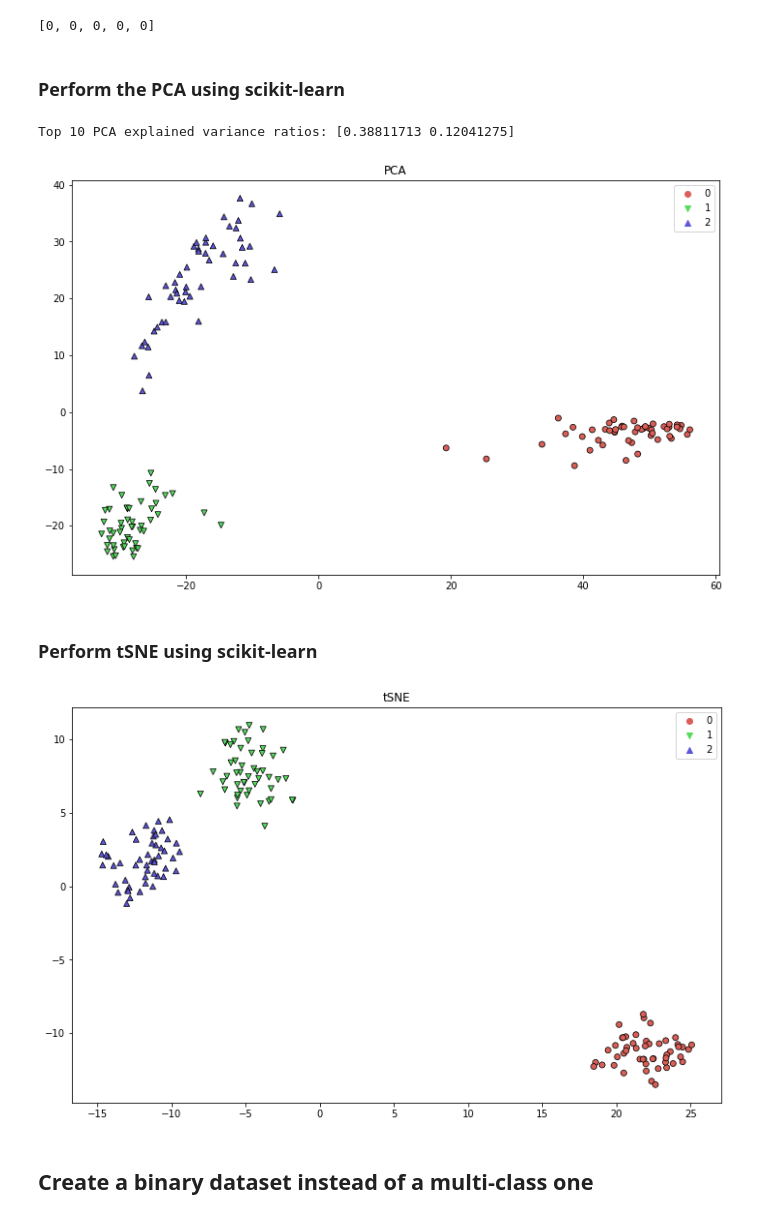
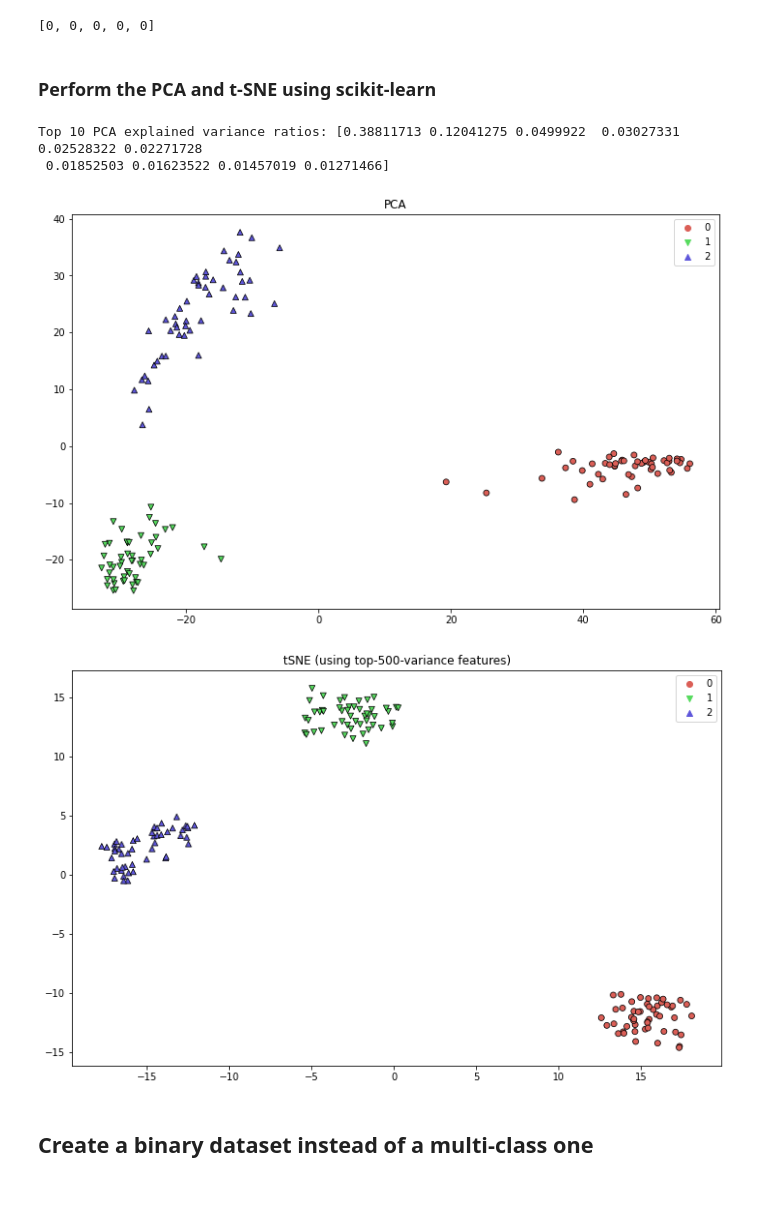
Before and after one commit to ravichas/ML-TC1, a Jupyter notebook: TC1-ConvNN.ipynb, the cells around one changed output. Drawn from its saved outputs; the diff is of its cells as text; code cells hidden in the pictures; blank space fills up the shorter version.

```diff
--- a/TC1-ConvNN.ipynb
+++ b/TC1-ConvNN.ipynb
@@ -432,27 +432,15 @@ outcome_decoded[75:80] # [0, 0, 0, 0]
 # %% [output]
 [0, 0, 0, 0, 0]
 # %% [markdown]
-### Perform the PCA using scikit-learn
+### Perform the PCA and t-SNE using scikit-learn
-# %%
-import sklearn.decomposition as sk_decomp
-pca = sk_decomp.PCA(n_components=2)
-pca_results = pca.fit_transform(TC1data3)
-print('Top {} PCA explained variance ratios: {}'.format(10, pca.explained_variance_ratio_))
-ax = tc1_library.plot_results(pca_results, outcome_decoded)
-ax.set_title('PCA');
-# %% [output]
-Top 10 PCA explained variance ratios: [0.38811713 0.12041275]
-[figure, removed]
-# %% [markdown]
-### Perform tSNE using scikit-learn
-# %%
-import sklearn.manifold as sk_manif
-tsne = sk_manif.TSNE(n_components=2)
-tsne_results = tsne.fit_transform(TC1data3.iloc[:,:500])
-ax = tc1_library.plot_results(tsne_results, outcome_decoded)
-ax.set_title('tSNE');
-# %% [output]
-[figure, removed]
+# %%
+import sklearn.decomposition as sk_decomp
+tc1_library.run_and_plot_pca_and_tsne(TC1data3, outcome_decoded)
+# %% [output]
+Top 10 PCA explained variance ratios: [0.38811713 0.12041275 0.0499922  0.03027331 0.02528322 0.02271728
+ 0.01852503 0.01623522 0.01457019 0.01271466]
+[figure, added]
+[figure, added]
 # %% [markdown]
 ## Create a binary dataset instead of a multi-class one
 # %% [markdown]
```
Also changed, not shown: parts of 12 cells of this notebook.
